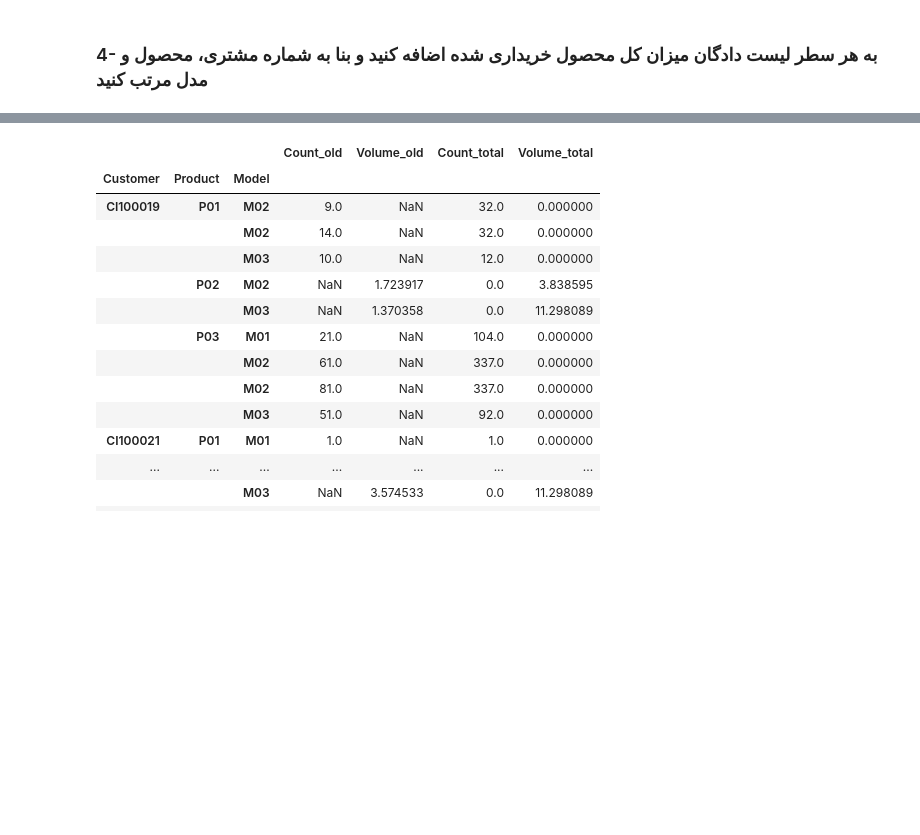
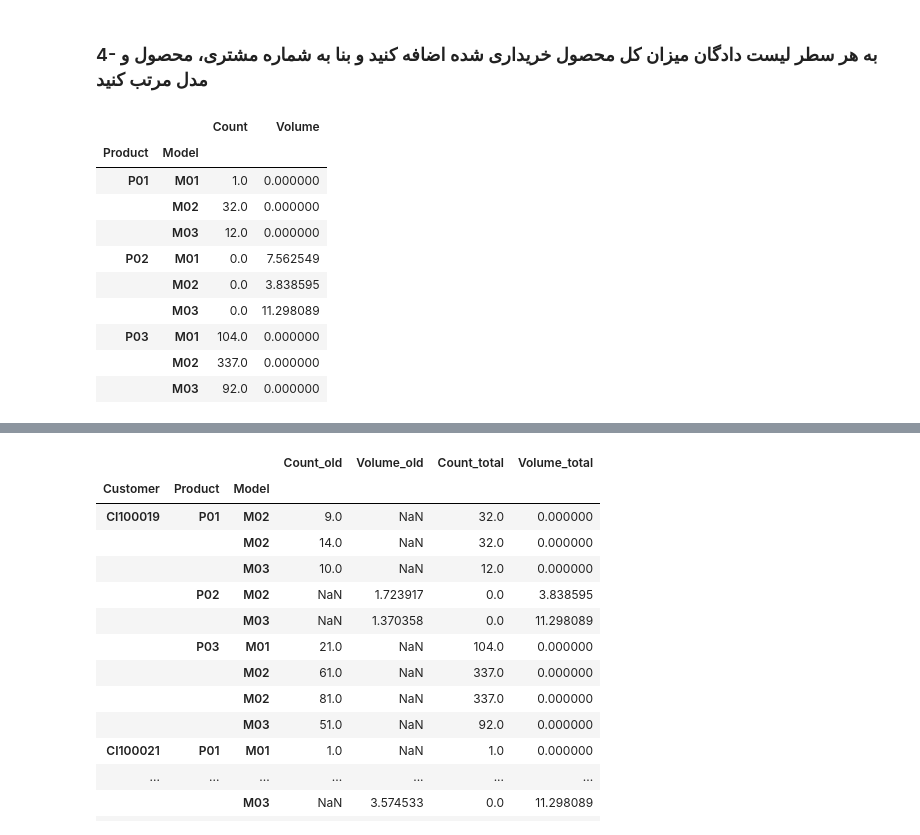
Before and after one commit to MapsaBootCamp/ML3_EXERCISE, a Jupyter notebook: exam3 pandas regex without answer.ipynb, the cells around one changed output, grey strips where cells are left out. Saved outputs shown, nothing was run; the diff lists cells and outputs as text; code cells hidden in the pictures; blank space fills up the shorter version.

```diff
--- a/exam3 pandas regex without answer.ipynb
+++ b/exam3 pandas regex without answer.ipynb
@@ -20,3 +46,18 @@ cpm_p_table
 | CI100028 | NaN | 30.0 | NaN | 40.0 | 20.0 | NaN | 90.0 | 30.0 | 40.0 |
 # %% [markdown]
 ### 4- به هر سطر لیست دادگان میزان کل محصول خریداری شده اضافه کنید و بنا به شماره مشتری، محصول و مدل مرتب کنید
+# %%
+look_up  = df.groupby(["Product" , "Model"]).sum()
+look_up
+# %% [output]
+|  |  | Count | Volume |
+| Product | Model |  |  |
+| P01 | M01 | 1.0 | 0.000000 |
+|  | M02 | 32.0 | 0.000000 |
+|  | M03 | 12.0 | 0.000000 |
+| P02 | M01 | 0.0 | 7.562549 |
+|  | M02 | 0.0 | 3.838595 |
+|  | M03 | 0.0 | 11.298089 |
+| P03 | M01 | 104.0 | 0.000000 |
+|  | M02 | 337.0 | 0.000000 |
+|  | M03 | 92.0 | 0.000000 |
```
Also changed, not shown: parts of 7 cells of this notebook.
